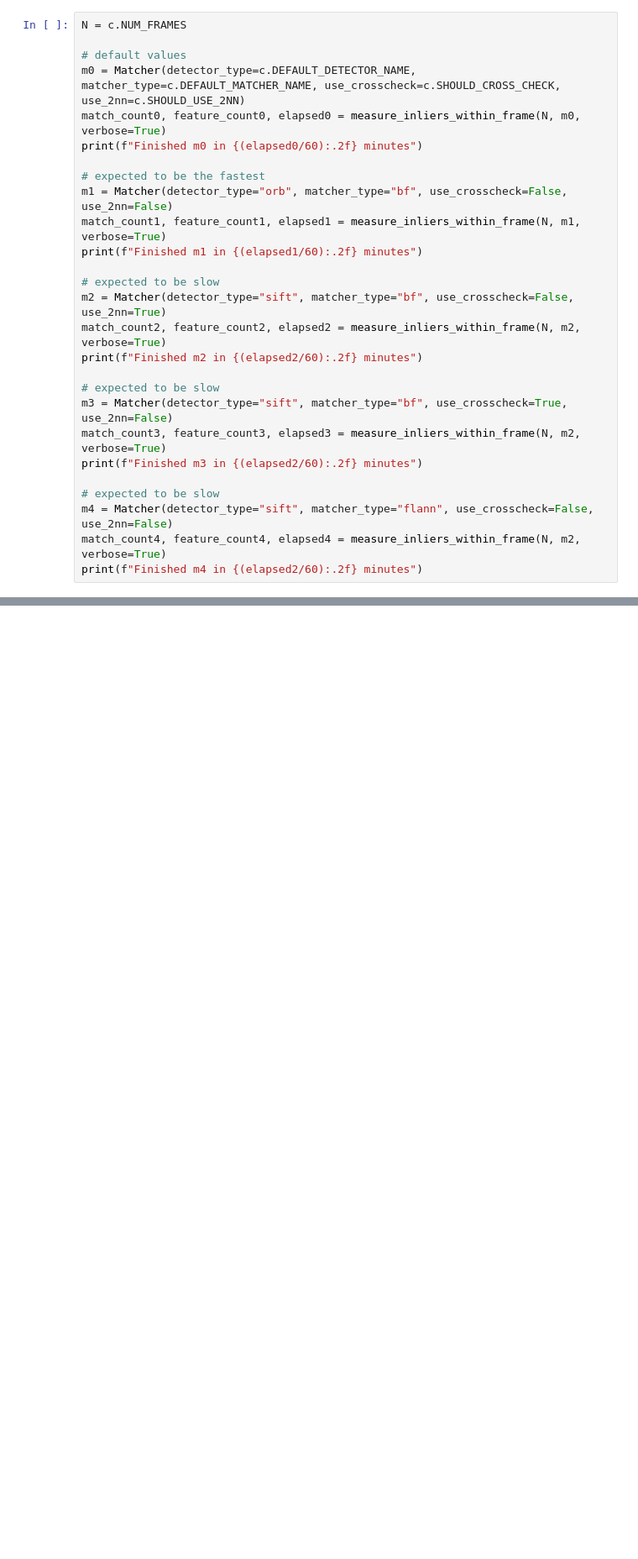
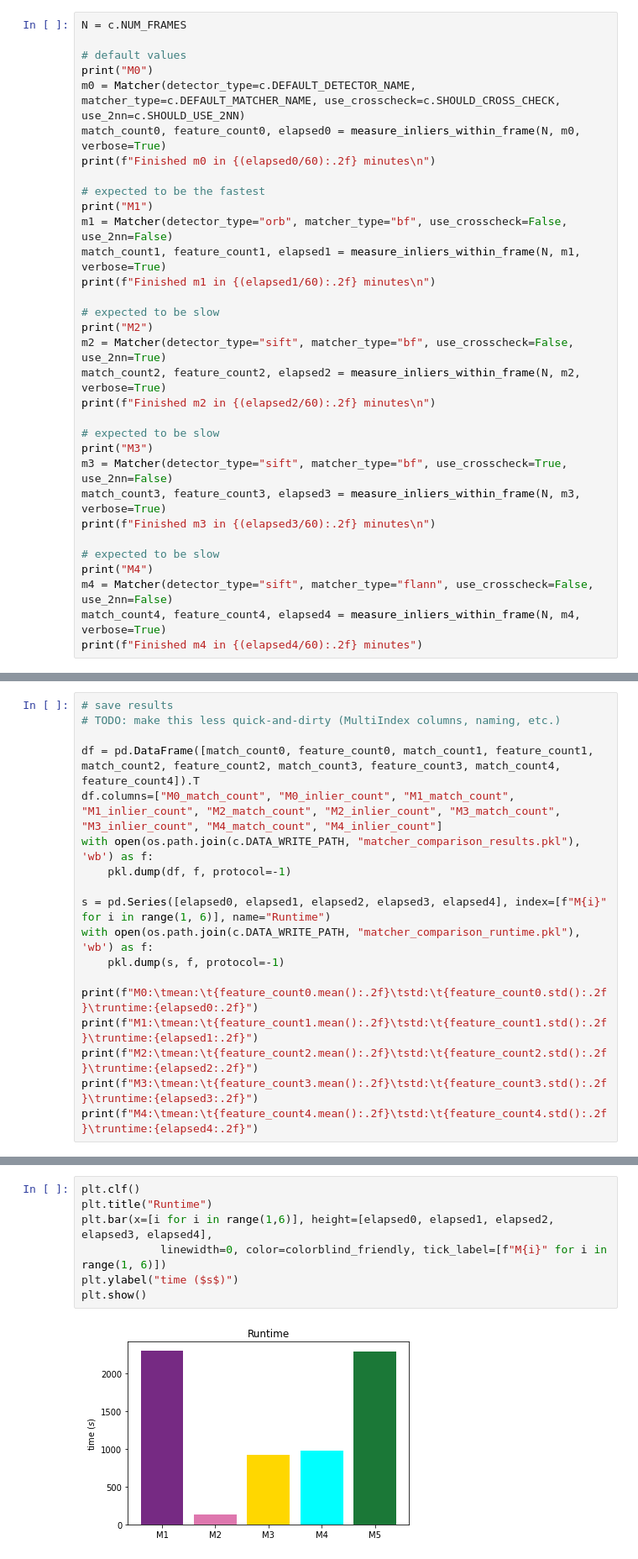
Before and after one commit to JonNir1/VAN_ex, a Jupyter notebook: final_project/notebooks/CompareMatchers.ipynb, the cells around one changed output, grey strips where cells are left out. Shown: that part at 84% size. Saved outputs shown, nothing was run; the diff lists cells and outputs as text; blank space fills up the shorter version.

Commit message:
compare matchers & descriptors

```diff
--- a/final_project/notebooks/CompareMatchers.ipynb
+++ b/final_project/notebooks/CompareMatchers.ipynb
@@ -35,27 +36,32 @@ def measure_inliers_within_frame(n: int, m: Matcher, verbose=False):
 N = c.NUM_FRAMES
 
 # default values
+print("M0")
 m0 = Matcher(detector_type=c.DEFAULT_DETECTOR_NAME, matcher_type=c.DEFAULT_MATCHER_NAME, use_crosscheck=c.SHOULD_CROSS_CHECK, use_2nn=c.SHOULD_USE_2NN)
 match_count0, feature_count0, elapsed0 = measure_inliers_within_frame(N, m0, verbose=True)
-print(f"Finished m0 in {(elapsed0/60):.2f} minutes")
+print(f"Finished m0 in {(elapsed0/60):.2f} minutes\n")
 
 # expected to be the fastest
+print("M1")
 m1 = Matcher(detector_type="orb", matcher_type="bf", use_crosscheck=False, use_2nn=False)
 match_count1, feature_count1, elapsed1 = measure_inliers_within_frame(N, m1, verbose=True)
-print(f"Finished m1 in {(elapsed1/60):.2f} minutes")
+print(f"Finished m1 in {(elapsed1/60):.2f} minutes\n")
 
 # expected to be slow
+print("M2")
 m2 = Matcher(detector_type="sift", matcher_type="bf", use_crosscheck=False, use_2nn=True)
 match_count2, feature_count2, elapsed2 = measure_inliers_within_frame(N, m2, verbose=True)
-print(f"Finished m2 in {(elapsed2/60):.2f} minutes")
+print(f"Finished m2 in {(elapsed2/60):.2f} minutes\n")
 
 # expected to be slow
+print("M3")
 m3 = Matcher(detector_type="sift", matcher_type="bf", use_crosscheck=True, use_2nn=False)
-match_count3, feature_count3, elapsed3 = measure_inliers_within_frame(N, m2, verbose=True)
-print(f"Finished m3 in {(elapsed2/60):.2f} minutes")
+match_count3, feature_count3, elapsed3 = measure_inliers_within_frame(N, m3, verbose=True)
+print(f"Finished m3 in {(elapsed3/60):.2f} minutes\n")
 
 # expected to be slow
+print("M4")
 m4 = Matcher(detector_type="sift", matcher_type="flann", use_crosscheck=False, use_2nn=False)
-match_count4, feature_count4, elapsed4 = measure_inliers_within_frame(N, m2, verbose=True)
-print(f"Finished m4 in {(elapsed2/60):.2f} minutes")
+match_count4, feature_count4, elapsed4 = measure_inliers_within_frame(N, m4, verbose=True)
+print(f"Finished m4 in {(elapsed4/60):.2f} minutes")
 # %% [output]
@@ -78,0 +85,18 @@ print(f"Finished m4 in {(elapsed2/60):.2f} minutes")
+# %%
+# save results
+# TODO: make this less quick-and-dirty (MultiIndex columns, naming, etc.)
+
+df = pd.DataFrame([match_count0, feature_count0, match_count1, feature_count1, match_count2, feature_count2, match_count3, feature_count3, match_count4, feature_count4]).T
+df.columns=["M0_match_count", "M0_inlier_count", "M1_match_count", "M1_inlier_count", "M2_match_count", "M2_inlier_count", "M3_match_count", "M3_inlier_count", "M4_match_count", "M4_inlier_count"]
+with open(os.path.join(c.DATA_WRITE_PATH, "matcher_comparison_results.pkl"), 'wb') as f:
+    pkl.dump(df, f, protocol=-1)
+
+s = pd.Series([elapsed0, elapsed1, elapsed2, elapsed3, elapsed4], index=[f"M{i}" for i in range(1, 6)], name="Runtime")
+with open(os.path.join(c.DATA_WRITE_PATH, "matcher_comparison_runtime.pkl"), 'wb') as f:
+    pkl.dump(s, f, protocol=-1)
+
+print(f"M0:\tmean:\t{feature_count0.mean():.2f}\tstd:\t{feature_count0.std():.2f}\truntime:{elapsed0:.2f}")
+print(f"M1:\tmean:\t{feature_count1.mean():.2f}\tstd:\t{feature_count1.std():.2f}\truntime:{elapsed1:.2f}")
+print(f"M2:\tmean:\t{feature_count2.mean():.2f}\tstd:\t{feature_count2.std():.2f}\truntime:{elapsed2:.2f}")
+print(f"M3:\tmean:\t{feature_count3.mean():.2f}\tstd:\t{feature_count3.std():.2f}\truntime:{elapsed3:.2f}")
+print(f"M4:\tmean:\t{feature_count4.mean():.2f}\tstd:\t{feature_count4.std():.2f}\truntime:{elapsed4:.2f}")
@@ -112,3 +157,12 @@ plt.show()
+# %%
+plt.clf()
+plt.title("Runtime")
+plt.bar(x=[i for i in range(1,6)], height=[elapsed0, elapsed1, elapsed2, elapsed3, elapsed4],
+            linewidth=0, color=colorblind_friendly, tick_label=[f"M{i}" for i in range(1, 6)])
+plt.ylabel("time ($s$)")
+plt.show()
+# %% [output]
+[figure, added]
 # %%
 orb = cv2.ORB_create()
 sift = cv2.SIFT_create()
```
Also changed, not shown: parts of 6 cells of this notebook.
